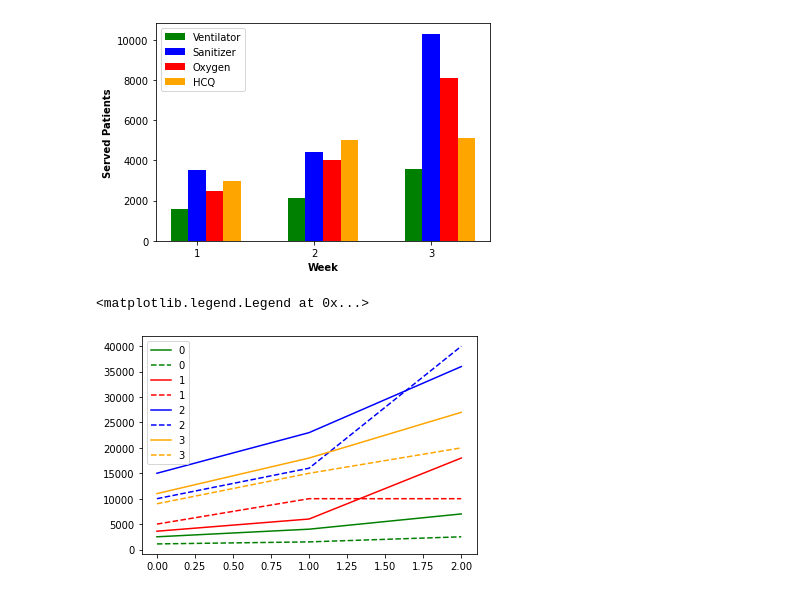
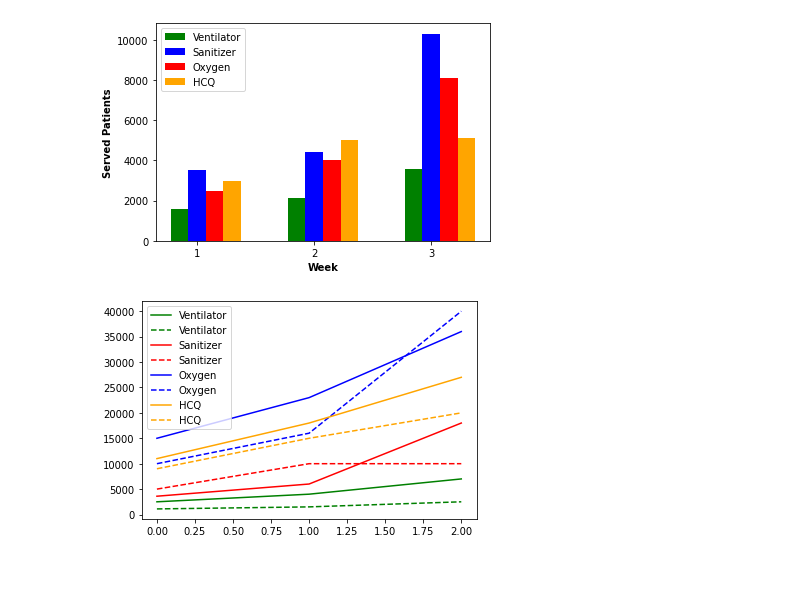
Before and after one commit to Kartikaggarwal98/Transhipment-Network, a Jupyter notebook: notebooks/mc_v_p_time_covid.ipynb, the cells around one changed output. Drawn from its saved outputs; the diff is of its cells as text; code cells hidden in the pictures.

```diff
--- a/notebooks/mc_v_p_time_covid.ipynb
+++ b/notebooks/mc_v_p_time_covid.ipynb
@@ -471,16 +495,17 @@ plt.show()
 [figure]
 # %%
 c=['g','r','b','orange']
-
+com=['Ventilator','Sanitizer','Oxygen','HCQ']
 for ix in range(4):
-    plt.plot(np.sum(Dj,axis=1)[:,ix],label=ix,color=c[ix])
-    plt.plot(np.sum(Si,axis=1)[:,ix],label=ix,linestyle='dashed',color=c[ix])
+    plt.plot(np.sum(Dj,axis=1)[:,ix],label=com[ix],color=c[ix])
+    plt.plot(np.sum(Si,axis=1)[:,ix],label=com[ix],linestyle='dashed',color=c[ix])
 
 plt.legend()
+plt.savefig('DemvsSup.png',dpi=400)
+
 # for ix in range(4):
 #     plt.plot(Dj[:,1,ix],color='green')
 # for ix in range(4):
 #     plt.plot(Dj[:,2,ix],color='b')
 # %% [output]
-<matplotlib.legend.Legend at 0x...>
-[figure, old version]
+[figure, new version]
```
Also changed, not shown: parts of 10 cells of this notebook, 1 other file.
